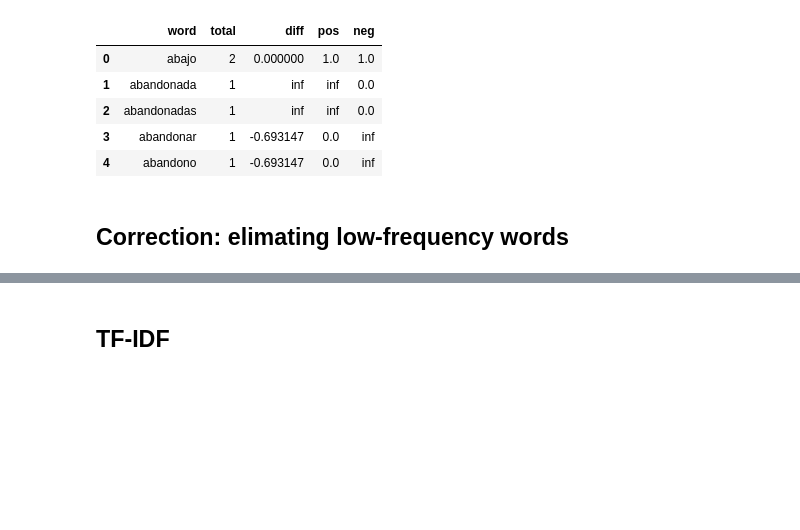
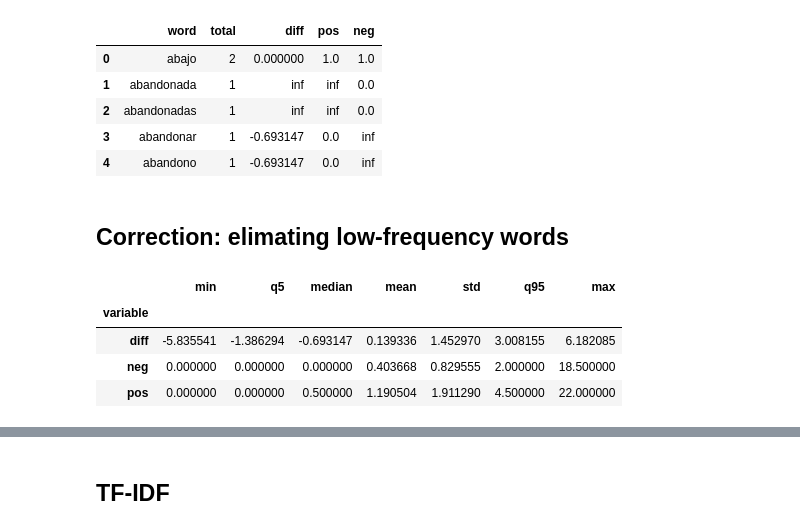
Before and after one commit to macfernandez/eddc-specialization-project, a Jupyter notebook: notebooks/03-methods-statistic.ipynb, the cells around one changed output, grey strips where cells are left out. Drawn from its saved outputs; the diff is of its cells as text; code cells hidden in the pictures; blank space fills up the shorter version.

```diff
--- a/notebooks/03-methods-statistic.ipynb
+++ b/notebooks/03-methods-statistic.ipynb
@@ -204,3 +203,29 @@ smooth_log_odds_diff.head()
 | 4 | abandono | 1 | -0.693147 | 0.0 | inf |
 # %% [markdown]
 ## Correction: elimating low-frequency words
+# %%
+low_freq_df = pd.melt(
+    smooth_log_odds_diff[["word","pos","neg","diff"]],
+    id_vars=["word"],
+    value_vars=["diff","pos", "neg"],
+)
+(
+    low_freq_df
+    [~low_freq_df["value"].isin([-math.inf, math.inf])]
+    .groupby("variable")["value"]
+    .agg(
+        min="min",
+        q5=lambda x: np.percentile(x, q = 5),
+        median="median",
+        mean="mean",
+        std="std",
+        q95=lambda x: np.percentile(x, q = 95),
+        max="max"
+    )
+)
+# %% [output]
+|  | min | q5 | median | mean | std | q95 | max |
+| variable |  |  |  |  |  |  |  |
+| diff | -5.835541 | -1.386294 | -0.693147 | 0.139336 | 1.452970 | 3.008155 | 6.182085 |
+| neg | 0.000000 | 0.000000 | 0.000000 | 0.403668 | 0.829555 | 2.000000 | 18.500000 |
+| pos | 0.000000 | 0.000000 | 0.500000 | 1.190504 | 1.911290 | 4.500000 | 22.000000 |
```
Also changed, not shown: parts of 14 cells of this notebook.
